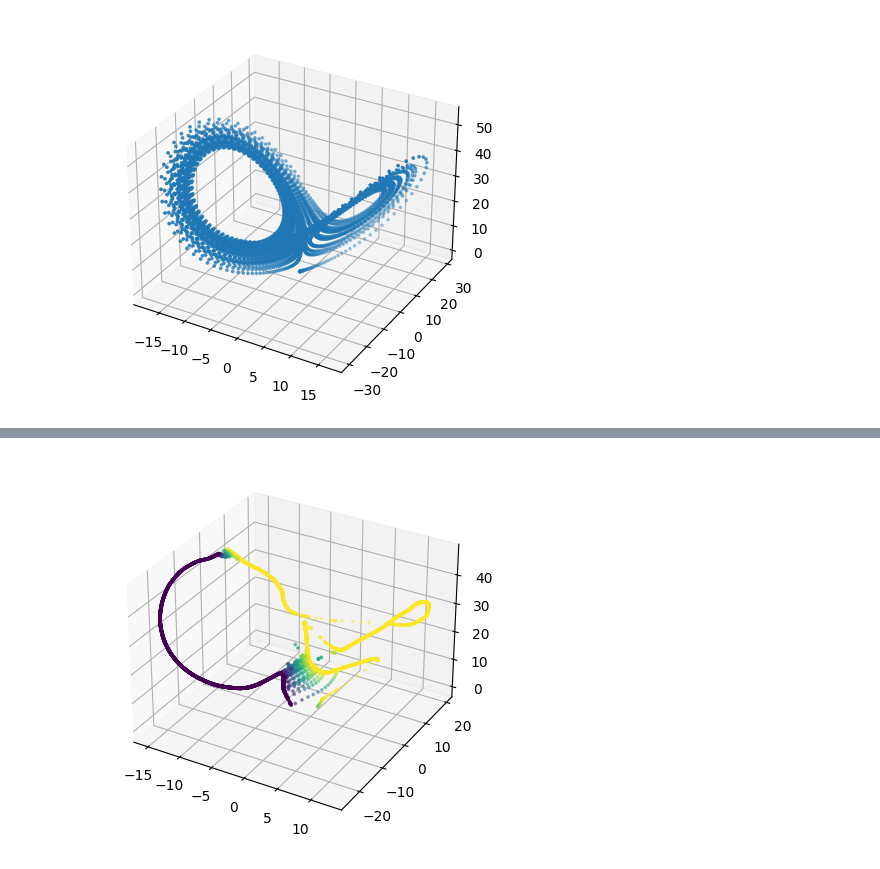
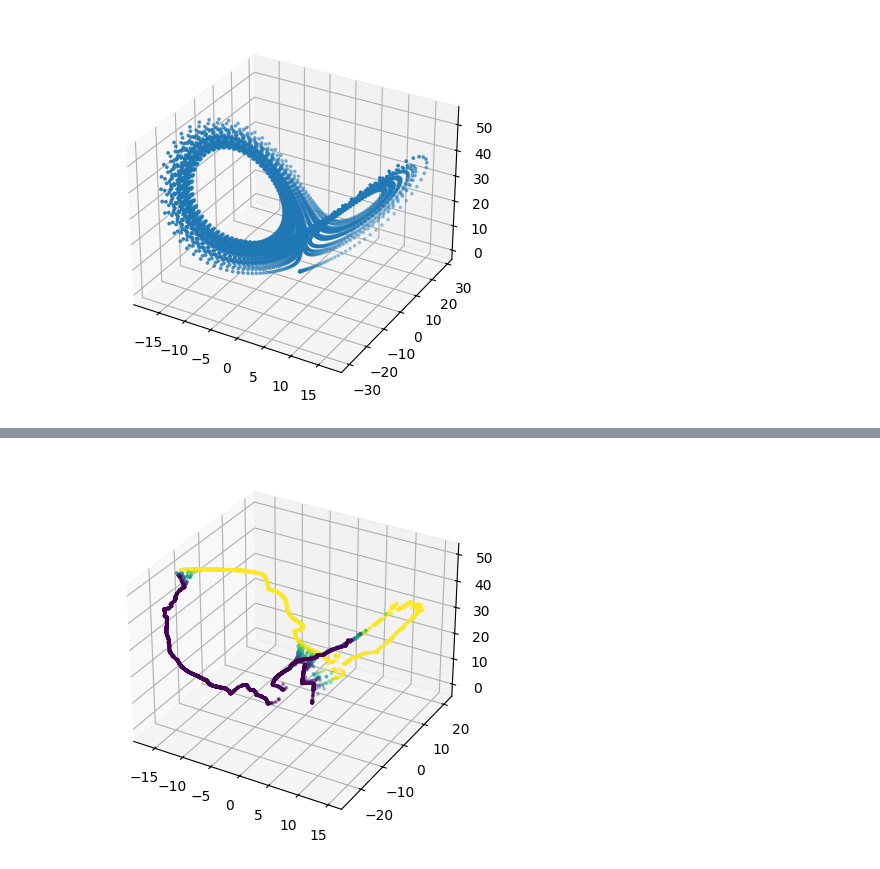
Before and after one commit to JustNik77/dimensionality_reduction, a Jupyter notebook: chart-autoencoders.ipynb, the cells around one changed output, grey strips where cells are left out. Cells and saved outputs as stored; diff of their text form; code cells hidden in the pictures.

```diff
--- a/chart-autoencoders.ipynb
+++ b/chart-autoencoders.ipynb
@@ -76,13 +56,10 @@ l_sz = 8
 def get_encoder(d_input=3, d_latent=1, layer_sz=l_sz, alpha=1.0):
     encoder = nn.Sequential(
         nn.Linear(d_input, layer_sz),
-        nn.BatchNorm1d(layer_sz),
         nn.ELU(alpha=alpha),
         nn.Linear(layer_sz, layer_sz),
-        nn.BatchNorm1d(layer_sz),
         nn.ELU(alpha=alpha),
         nn.Linear(layer_sz, layer_sz),
-        nn.BatchNorm1d(layer_sz),
         nn.ELU(alpha=alpha),
         nn.Linear(layer_sz, d_latent)
     )
@@ -91,13 +68,10 @@ def get_encoder(d_input=3, d_latent=1, layer_sz=l_sz, alpha=1.0):
 def get_decoder(d_latent=1, d_output=3, layer_sz=l_sz, alpha=1.0):
     decoder = nn.Sequential(
         nn.Linear(d_latent, layer_sz),
-        nn.BatchNorm1d(layer_sz),
         nn.ELU(alpha=alpha),
         nn.Linear(layer_sz, layer_sz),
-        nn.BatchNorm1d(layer_sz),
         nn.ELU(alpha=alpha),
         nn.Linear(layer_sz, layer_sz),
-        nn.BatchNorm1d(layer_sz),
         nn.ELU(alpha=alpha),
         nn.Linear(layer_sz, d_output)
     )
@@ -333,12 +305,10 @@ def objective(trial):
     params = {
         'hidden_dim': trial.suggest_categorical('hidden_dim', [8, 16, 32, 64, 128, 256]),
         'learning_rate': trial.suggest_float('learning_rate', 1e-4, 1e-2, log=True),
-        'weight_decay': trial.suggest_float('weight_decay', 1e-6, 1e-3, log=True),
         'n_charts': trial.suggest_int('n_charts', 1, 2),
-        'alpha': trial.suggest_float('alpha', 0.05, 5.0),
-        'gamma': trial.suggest_float('gamma', 1, 1000, log=True),
+        'alpha': trial.suggest_float('alpha', 0.01, 100.0),
+        'gamma': trial.suggest_float('gamma', 0.01, 100.0, log=True),
         'beta': trial.suggest_float('beta', 1, 1000, log=True),
-        'batch_size': trial.suggest_categorical('batch_size', [64, 128, 256])
     }
 
     print(f"\nTrial {trial.number}")
@@ -347,7 +317,7 @@ def objective(trial):
 
     train_loader = DataLoader(
         lorenz_dataset,
-        batch_size=params['batch_size'],
+        batch_size=256,
         shuffle=True
     )
 
@@ -364,19 +334,17 @@ def objective(trial):
     optimizer = torch.optim.Adam(
         model.parameters(),
         lr=params['learning_rate'],
-        weight_decay=params['weight_decay']
+        weight_decay=1e-5
     )
 
-    scheduler = torch.optim.lr_scheduler.ReduceLROnPlateau(
+    scheduler = torch.optim.lr_scheduler.CosineAnnealingLR(
         optimizer,
-        mode='min',
-        factor=0.5,
-        patience=5,
-        min_lr=1e-6
+        T_max=500,
+        eta_min=1e-6
     )
 
     n_epochs = 1500
-    for epoch in range(n_epochs):
+    for epoch in tqdm(range(n_epochs)):
         model.train()
         total_loss = 0
         for batch in train_loader:
@@ -387,7 +355,7 @@ def objective(trial):
             optimizer.step()
             total_loss += output['mse_loss'].item()
 
-        scheduler.step(total_loss)
+        scheduler.step()
 
         trial.report(total_loss, epoch)
 
@@ -437,7 +405,7 @@ best_model = ChartingAE(
 best_optimizer = torch.optim.Adam(
     best_model.parameters(),
     lr=best_params['learning_rate'],
-    weight_decay=best_params['weight_decay']
+    weight_decay=1e-5
 )
 # %% [output]
 Epoch 1500/1500:
@@ -471,20 +434,18 @@ Best trial:
 # %%
-train_loader = DataLoader(
+best_train_loader = DataLoader(
     lorenz_dataset,
     batch_size=256,
     shuffle=True
 )
 
-scheduler = torch.optim.lr_scheduler.ReduceLROnPlateau(
+best_scheduler = torch.optim.lr_scheduler.CosineAnnealingLR(
     best_optimizer,
-    mode='min',
-    factor=0.5,
-    patience=5,
-    min_lr=1e-6
+    T_max=500,
+    eta_min=1e-6
 )
 
 n_epochs = 5000
-for epoch in range(n_epochs):
+for epoch in tqdm(range(n_epochs)):
     best_model.train()
     total_loss = 0
     for batch in train_loader:
@@ -495,7 +456,7 @@ for epoch in range(n_epochs):
         best_optimizer.step()
         total_loss += output['total_loss'].item()
 
-    scheduler.step(total_loss)
+    best_scheduler.step()
 
 
 output = best_model(lorenz_dataset.data.to(device))
@@ -525 +486 @@ MSE Loss: 3.9399
-[figure, old version]
+[figure, new version]
```
Also changed, not shown: parts of 8 cells of this notebook, 2 other files.
